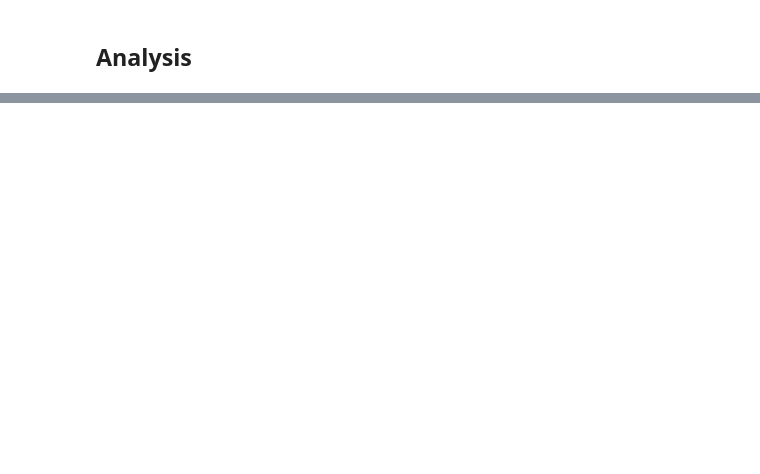
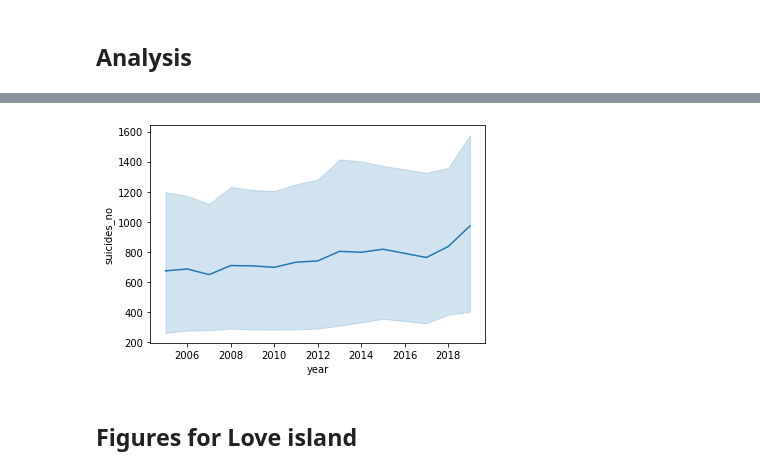
Before and after one commit to David-TC13/project2-trump-vs-planes, a Jupyter notebook: Love Island.ipynb, the cells around one changed output, grey strips where cells are left out. Saved outputs shown, nothing was run; the diff lists cells and outputs as text; code cells hidden in the pictures; blank space fills up the shorter version.

```diff
--- a/Love Island.ipynb
+++ b/Love Island.ipynb
@@ -160,0 +194,6 @@ fig.show()
+# %%
+suicide_evol = sns.lineplot(data=df_suicide_ages, x="year", y="suicides_no")
+# %% [output]
+[figure, added]
+# %% [markdown]
+## Figures for Love island
```
Also changed, not shown: parts of 24 cells of this notebook, 1 other file.
